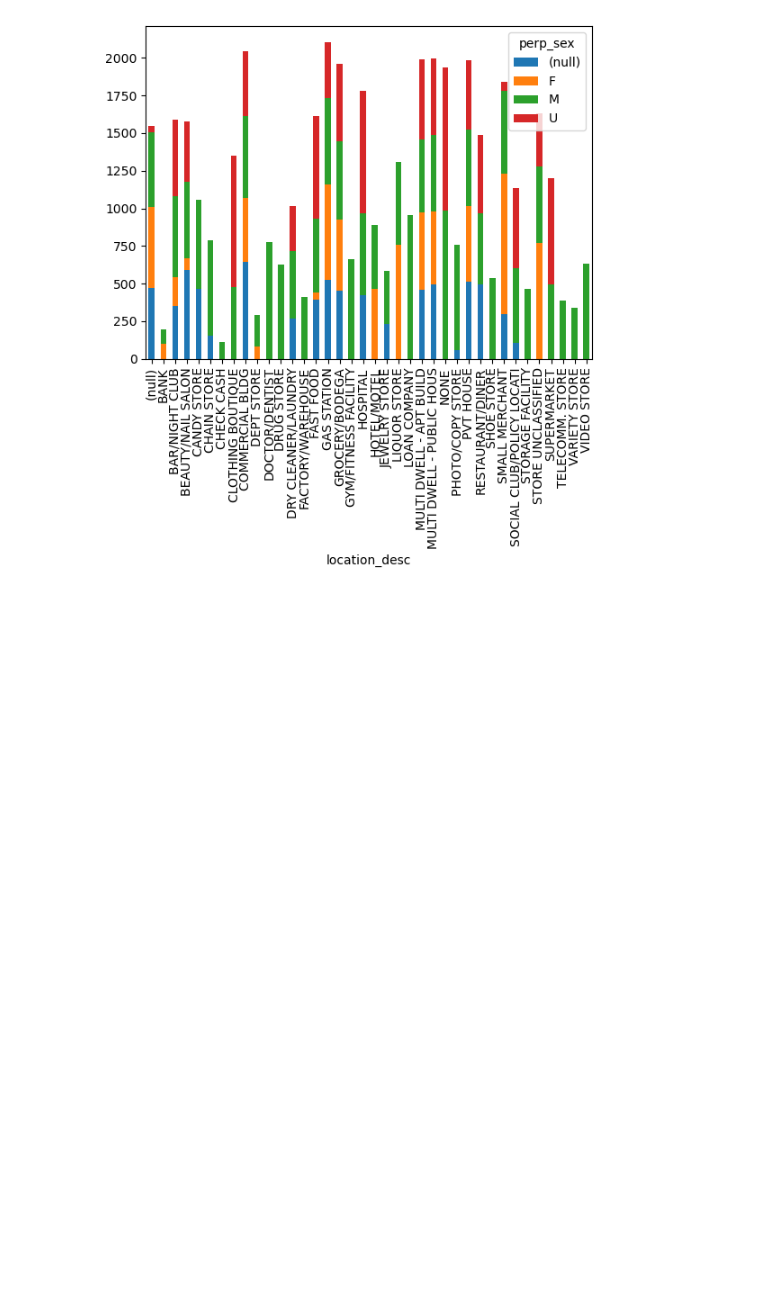
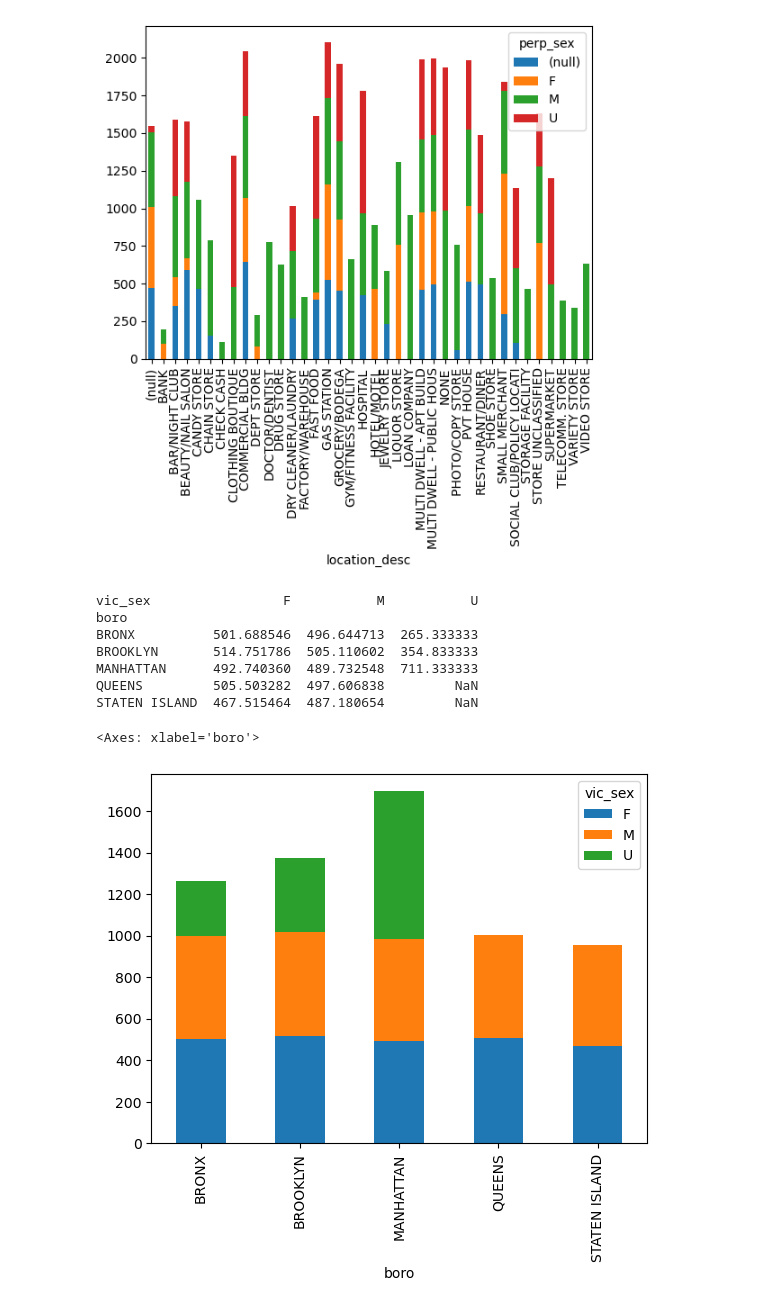
Before and after one commit to jenellecodes/NYC-Causes-of-Death-Analysis, a Jupyter notebook: notebooks/sarah_eda.ipynb, the cells around one changed output. Drawn from its saved outputs; the diff is of its cells as text; code cells hidden in the pictures; blank space fills up the shorter version.

```diff
--- a/notebooks/sarah_eda.ipynb
+++ b/notebooks/sarah_eda.ipynb
@@ -171,3 +171,18 @@ VARIETY STORE                     NaN         NaN  341.571429         NaN
 VIDEO STORE                       NaN         NaN  631.714286         NaN
 <Axes: xlabel='location_desc'>
 [figure]
+# %%
+pivot_vic_sex_by_boro = df.pivot_table(values= 'Unnamed: 0', index = 'boro', columns='vic_sex')
+print(pivot_vic_sex_by_boro)
+
+pivot_vic_sex_by_boro.plot.bar(stacked=True)
+# %% [output]
+vic_sex                 F           M           U
+boro
+BRONX          501.688546  496.644713  265.333333
+BROOKLYN       514.751786  505.110602  354.833333
+MANHATTAN      492.740360  489.732548  711.333333
+QUEENS         505.503282  497.606838         NaN
+STATEN ISLAND  467.515464  487.180654         NaN
+<Axes: xlabel='boro'>
+[figure, added]
```
Also changed, not shown: parts of 2 cells of this notebook.
